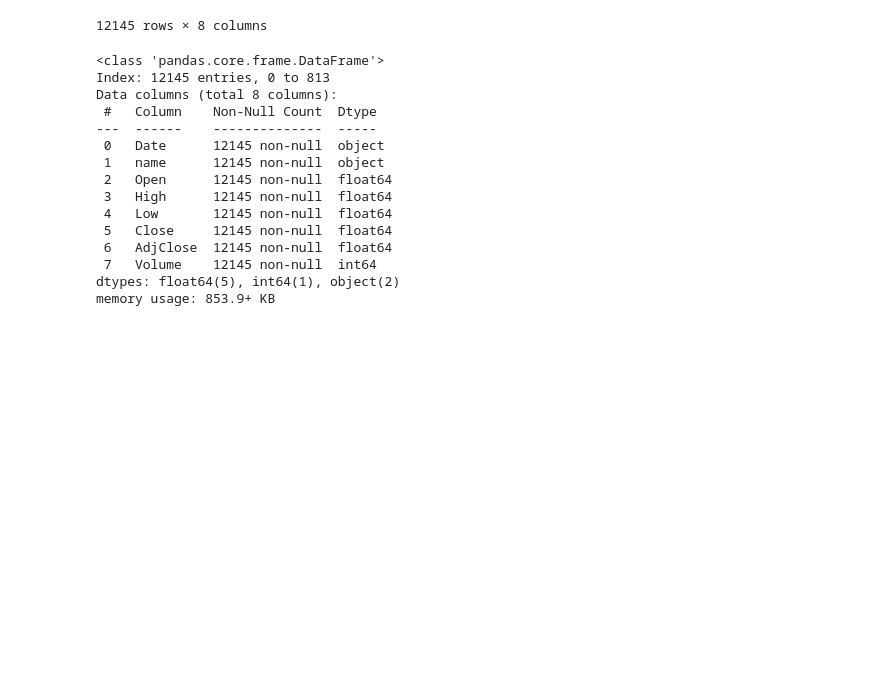
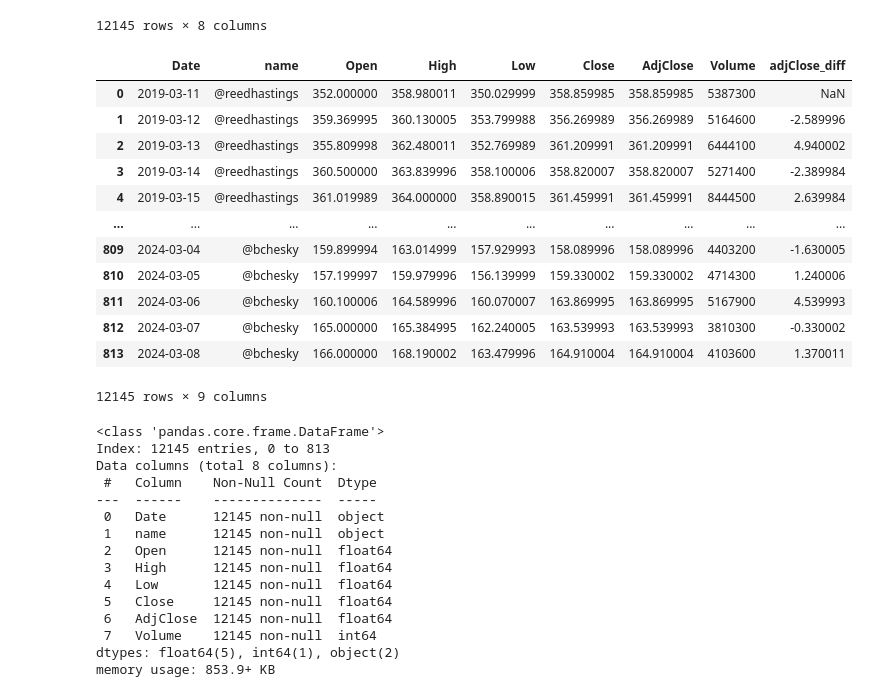
Before and after one commit to Ufoanbin/CodeWarrior_proj, a Jupyter notebook: crawling/tweetcrawling.ipynb, the cells around one changed output. Saved outputs shown, nothing was run; the diff lists cells and outputs as text; code cells hidden in the pictures; blank space fills up the shorter version.

```diff
--- a/crawling/tweetcrawling.ipynb
+++ b/crawling/tweetcrawling.ipynb
@@ -136,7 +141,7 @@ for i in ceo_list:
     id_i = i['아이디']
     # print(id_i)
     ticker_i = i['주식기호']
-    stock_df = pd.read_csv(r'C:\Users\mit16\Desktop\project\TeamProject_CodeWarrior\CodeWarrior_proj\dataSet\stock/'+ticker_i+'.csv')
+    stock_df = pd.read_csv('..//dataSet//stock/'+ticker_i+'.csv')
     stock_df.insert(1, 'name', id_i)
     # print(stock_df)
     stock_merge_df.append(stock_df)
@@ -157,6 +162,23 @@ stock_merge_df
 | 812 | 2024-03-07 | @bchesky | 165.000000 | 165.384995 | 162.240005 | 163.539993 | 163.539993 | 3810300 |
 | 813 | 2024-03-08 | @bchesky | 166.000000 | 168.190002 | 163.479996 | 164.910004 | 164.910004 | 4103600 |
 12145 rows × 8 columns
+# %%
+stock_merge_df['adjClose_diff'] = stock_merge_df.groupby('name')['AdjClose'].diff() # 주가변동값 칼럼 추가
+stock_merge_df
+# %% [output]
+|  | Date | name | Open | High | Low | Close | AdjClose | Volume | adjClose_diff |
+| 0 | 2019-03-11 | @reedhastings | 352.000000 | 358.980011 | 350.029999 | 358.859985 | 358.859985 | 5387300 | NaN |
+| 1 | 2019-03-12 | @reedhastings | 359.369995 | 360.130005 | 353.799988 | 356.269989 | 356.269989 | 5164600 | -2.589996 |
+| 2 | 2019-03-13 | @reedhastings | 355.809998 | 362.480011 | 352.769989 | 361.209991 | 361.209991 | 6444100 | 4.940002 |
+| 3 | 2019-03-14 | @reedhastings | 360.500000 | 363.839996 | 358.100006 | 358.820007 | 358.820007 | 5271400 | -2.389984 |
+| 4 | 2019-03-15 | @reedhastings | 361.019989 | 364.000000 | 358.890015 | 361.459991 | 361.459991 | 8444500 | 2.639984 |
+| ... | ... | ... | ... | ... | ... | ... | ... | ... | ... |
+| 809 | 2024-03-04 | @bchesky | 159.899994 | 163.014999 | 157.929993 | 158.089996 | 158.089996 | 4403200 | -1.630005 |
+| 810 | 2024-03-05 | @bchesky | 157.199997 | 159.979996 | 156.139999 | 159.330002 | 159.330002 | 4714300 | 1.240006 |
+| 811 | 2024-03-06 | @bchesky | 160.100006 | 164.589996 | 160.070007 | 163.869995 | 163.869995 | 5167900 | 4.539993 |
+| 812 | 2024-03-07 | @bchesky | 165.000000 | 165.384995 | 162.240005 | 163.539993 | 163.539993 | 3810300 | -0.330002 |
+| 813 | 2024-03-08 | @bchesky | 166.000000 | 168.190002 | 163.479996 | 164.910004 | 164.910004 | 4103600 | 1.370011 |
+12145 rows × 9 columns
 # %%
 stock_merge_df.info()
 # %% [output]
```
Also changed, not shown: parts of 9 cells of this notebook, 2 other files.
